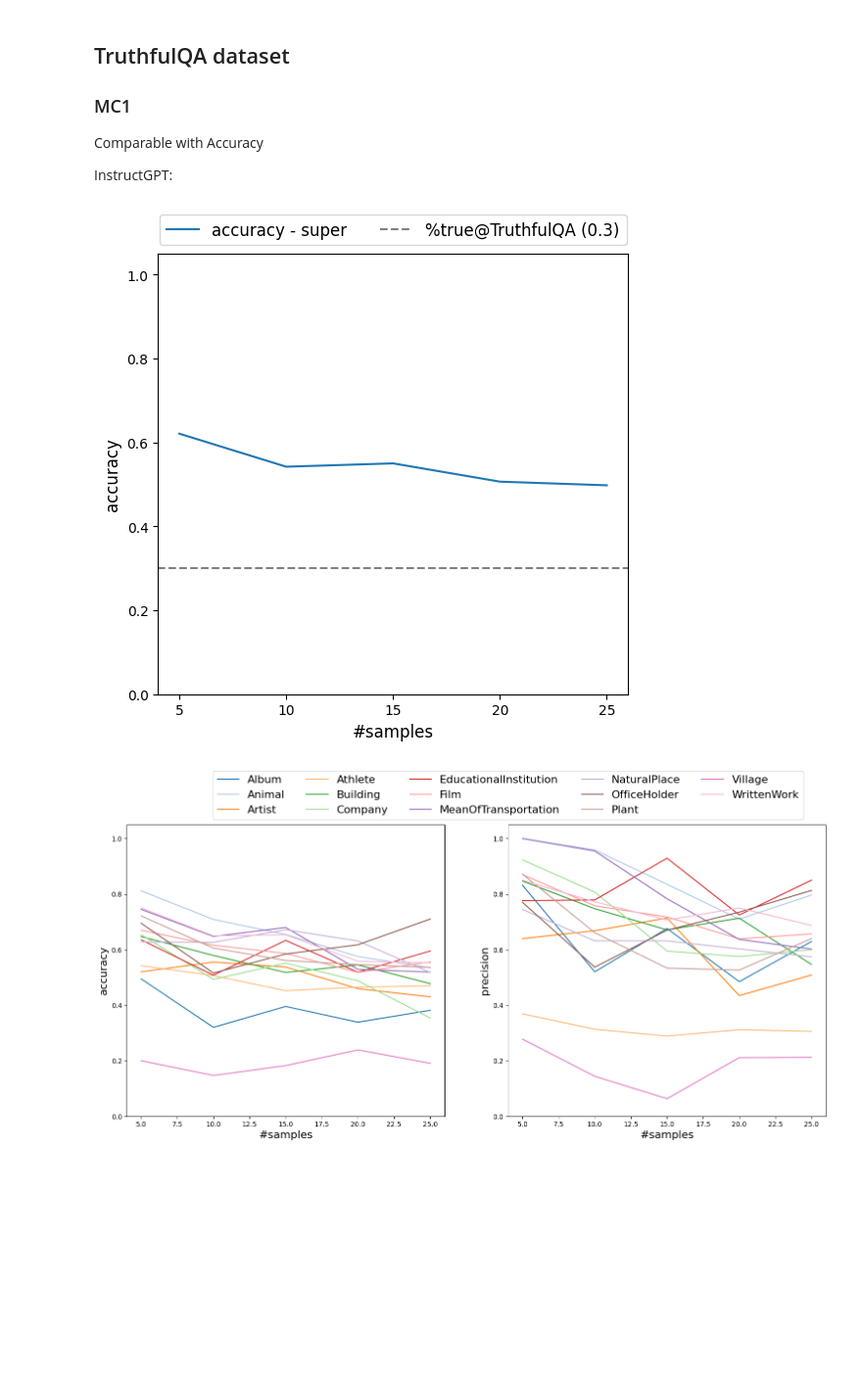
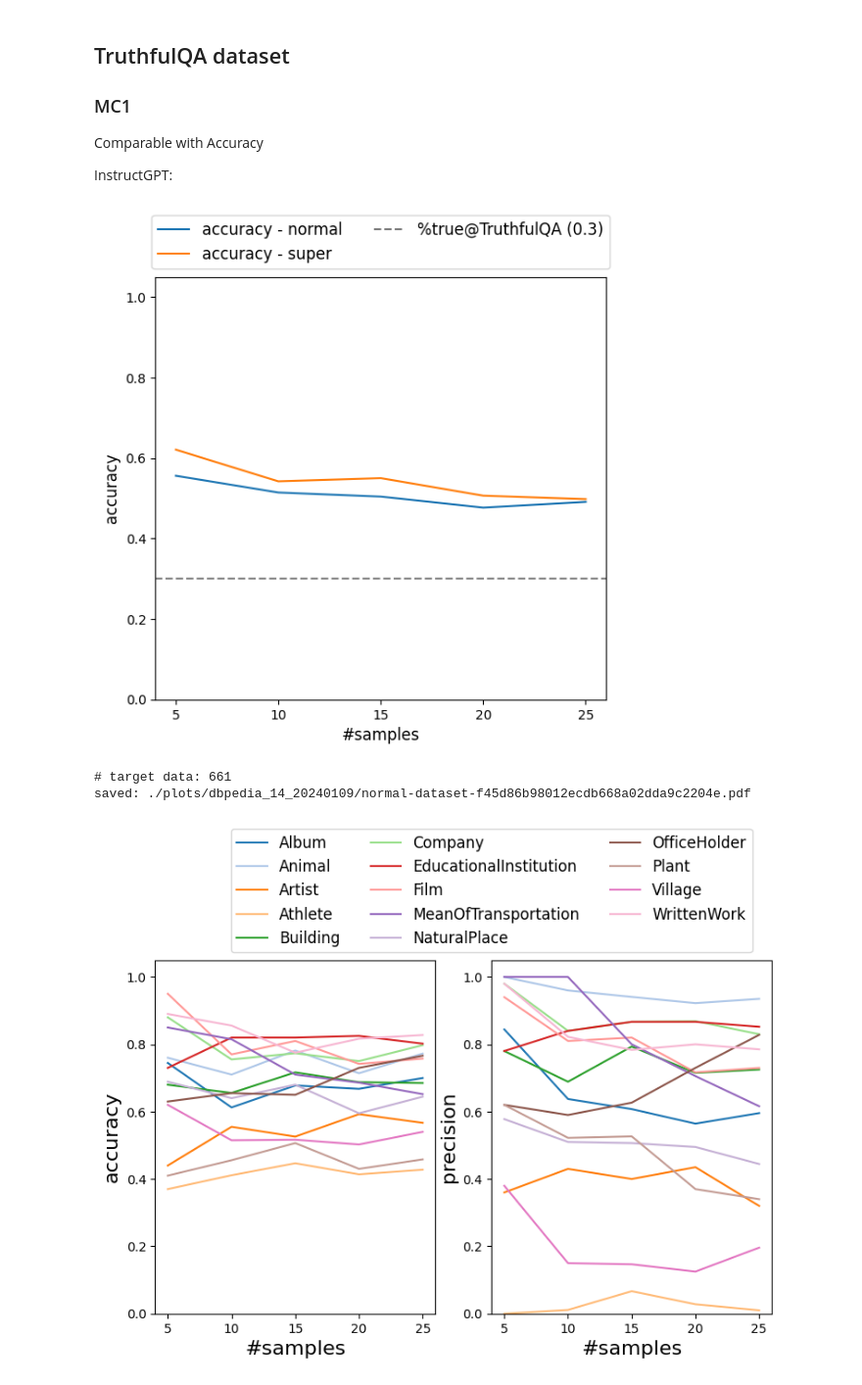
Before and after one commit to crowd4u/evaluate-LLMs, a Jupyter notebook: experiments/plot_data.ipynb, the cells around one changed output. Shown at 98% size. Drawn from its saved outputs; the diff is of its cells as text; code cells hidden in the pictures; blank space fills up the shorter version.

Commit message:
fix to plot results

```diff
--- a/experiments/plot_data.ipynb
+++ b/experiments/plot_data.ipynb
@@ -23,9 +23,9 @@ for group_id in group_id_list:
             tmp = pickle.load(f)
             # print("verification: ", tmp["args"].verification)
             # print("strategy: ", tmp["args"].strategy)
-            if tmp["args"].strategy == "super":
-                results.append(tmp)
-            # results.append(tmp)
+            # if tmp["args"].strategy == "normal":
+            #     results.append(tmp)
+            results.append(tmp)
 
 # create plots folder
 os.makedirs(f"./plots/{group_id_list[0]}/", exist_ok=True)
@@ -35,7 +35,7 @@ print(len(results[0]))
 5
 # %%
 # make results into dataframe
-df_columns = ["model", "label", "accuracy", "precision", "TP", "TN", "FP", "FN", "#samples", "n_trials", "strategy", "n_data", "dataset"]
+df_columns = ["model", "label", "accuracy", "precision", "TP", "TN", "FP", "FN", "#samples", "n_trials", "strategy", "verification", "n_data", "dataset"]
 df_data = []
 time_elapsed = 0
 ex_id = ""
@@ -54,6 +54,7 @@ for r in results:
     max_retry = args.max_retry
     model = args.model
     strategy = args.strategy
+    verification = args.verification
     if r.get("topics_dict"):
         topics_dict = r["topics_dict"]
         print(f"#topics/#items: {len(topics_dict)}/{sum([len(topics_dict[k]) for k in topics_dict.keys()])}")
@@ -81,6 +82,7 @@ for r in results:
                 sample["n_samples"],
                 n_trials,
                 strategy,
+                verification,
                 n_data,
                 dataset,
             ])
@@ -224,19 +226,21 @@ InstructGPT:
 # %%
 plot_acc_prec_summary(df_results, fontsize=12, target=["accuracy"], compare_with={"%true@TruthfulQA":0.3}, figsize=(6, 6))
 # %% [output]
-[figure, old version]
+[figure, new version]
 # %%
 # plot accuracy and precision with df_results
 # x axis: label
 # y axis: accuracy/precision (average of all trials)
 # group by n_sample
 
-def plot_acc_prec_by_verification(df: DataFrame, verification="dataset", fontsize=12):
+def plot_acc_prec_by_verification(df: DataFrame, strategy="normal", verification="dataset", fontsize=12):
     # df_target = df.groupby(by=["strategy", "#samples", "label"], as_index=False)
-    df_target = df
+    df_target = df[df["strategy"] == strategy]
+    df_target = df_target[df_target["verification"] == verification]
+    print(f"# target data: {len(df_target)}")
     # plot
-    plt.figure(figsize=(16, 8))
-    plt.subplots_adjust(left=0.05, right=0.95, top=0.85, bottom=0.1)
+    plt.figure(figsize=(8, 6))
+    plt.subplots_adjust(left=0.1, right=0.95, top=0.75, bottom=0.1)
     # plt.set_cmap("tab20")
     cm = plt.get_cmap("tab20")
     # plt.title(f"{model} - dbpedia_14 dataset - {group_id}")
@@ -272,12 +276,16 @@ def plot_acc_prec_by_verification(df: DataFrame, verification="dataset", fontsiz
         sub_prec.plot(n_list, precs_by_n_sample, label=l, color=cm(labels.index(l)))
         sub_acc.plot(n_list, accs_by_n_sample, label=l, color=cm(labels.index(l)))
     # plt.xticks(n_list)
-    plt.legend(labels, loc="lower center", bbox_to_anchor=(0, 1), ncol=5, fontsize=fontsize)
+    plt.legend(labels, loc="lower center", bbox_to_anchor=(0, 1), ncol=3, fontsize=fontsize-4)
 
     # save images
-    plt.savefig(f"./plots/{group_id_list[0]}/{strategy}-{verification}-{ex_id}.pdf")
+    fname = f"./plots/{group_id_list[0]}/{strategy}-{verification}-{ex_id}.pdf"
+    plt.savefig(fname)
+    print(f"saved: {fname}")
 # %%
-plot_acc_prec_by_verification(df_results, verification="dataset", fontsize=16)
+plot_acc_prec_by_verification(df_results, strategy="normal", verification="dataset", fontsize=16)
 # %% [output]
+# target data: 661
+saved: ./plots/dbpedia_14_20240109/normal-dataset-f45d86b98012ecdb668a02dda9c2204e.pdf
-[figure, old version]
+[figure, new version]
 # %%
```
Also changed, not shown: parts of 6 cells of this notebook.
